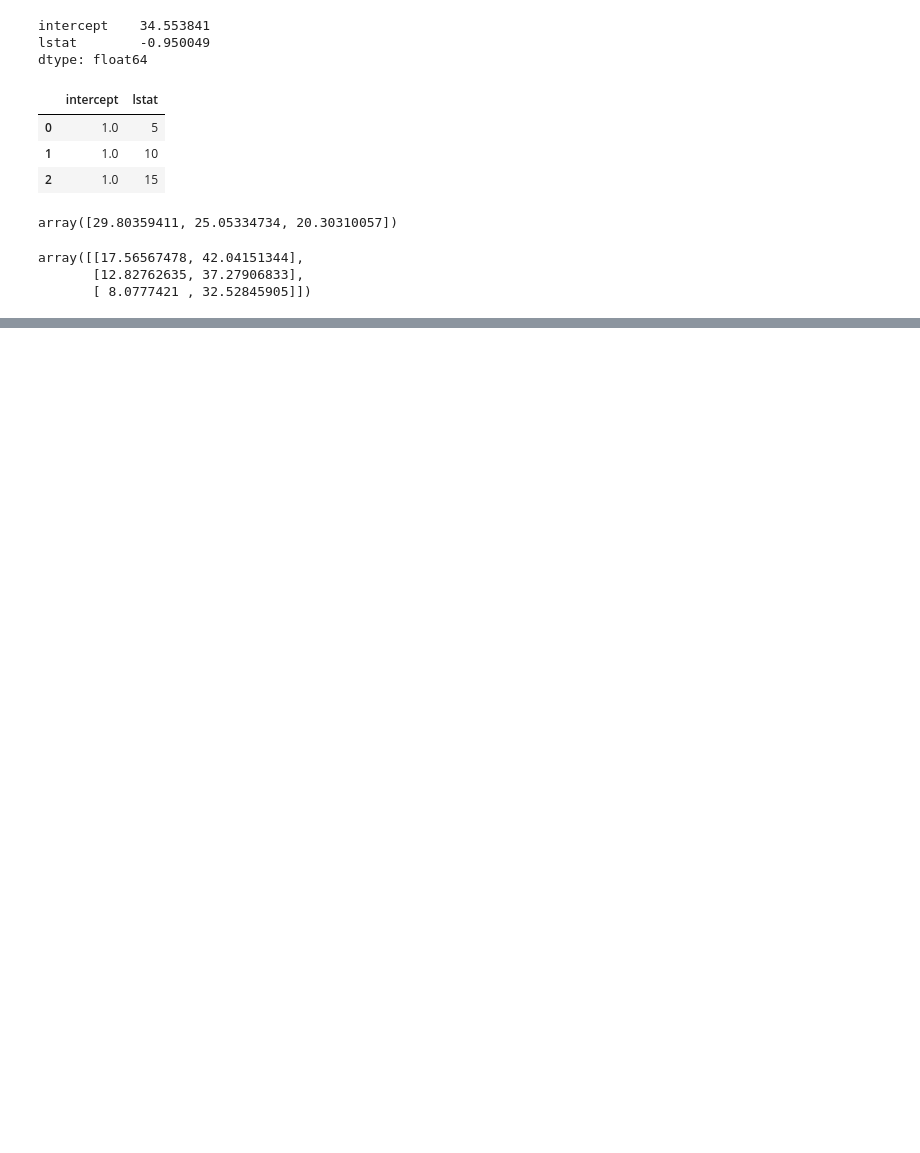
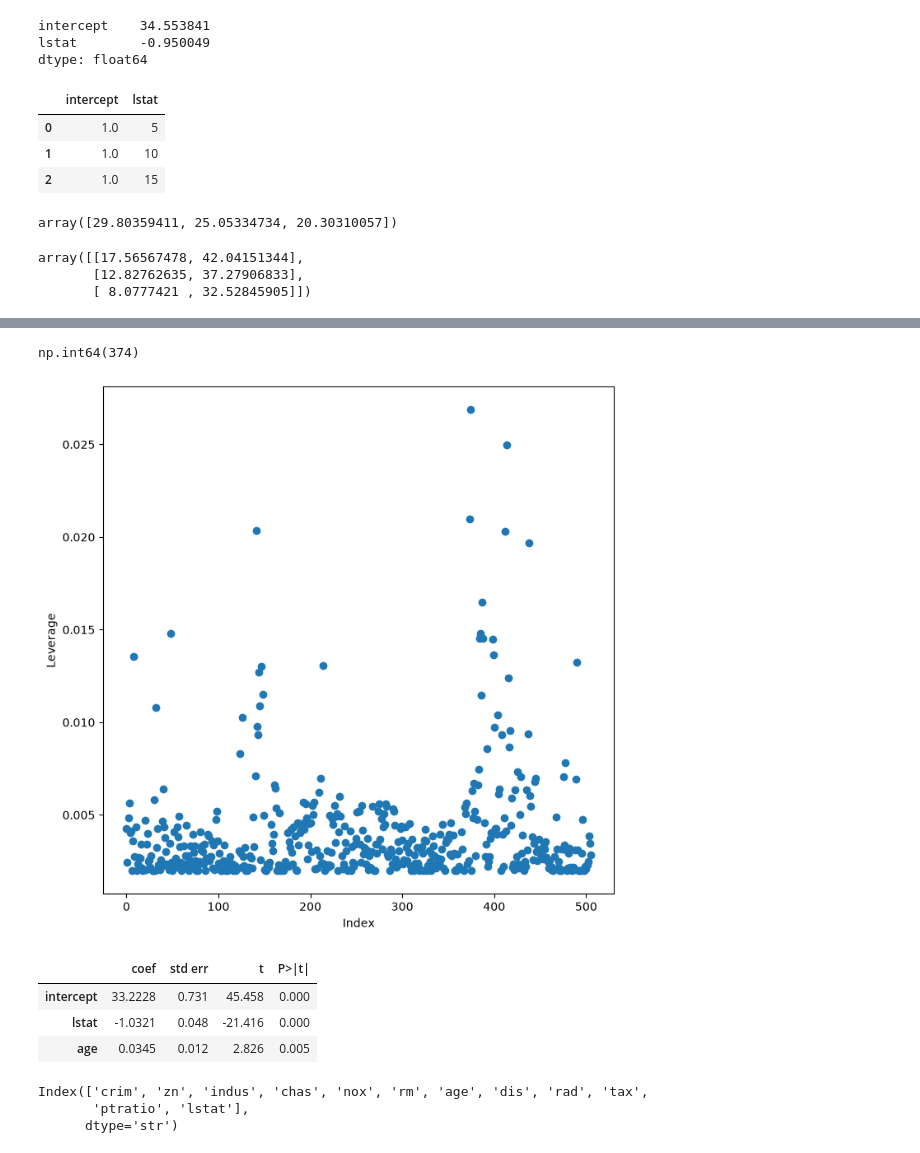
Before and after one commit to Nattawut30/Math-Algorithmic-Trading, a Jupyter notebook: Probability_Statistics/02_linear_regression.ipynb, the cells around one changed output, grey strips where cells are left out. Saved outputs shown, nothing was run; the diff lists cells and outputs as text; code cells hidden in the pictures; blank space fills up the shorter version.

Commit message:
defining_function, Multiple_Linear_Regression, Interaction_Terms, Non-Linear_Ternsformations, Qualitative_Predictors

```diff
--- a/Probability_Statistics/02_linear_regression.ipynb
+++ b/Probability_Statistics/02_linear_regression.ipynb
@@ -220,0 +263,12 @@ array([[17.56567478, 42.04151344],
+# %%
+# I can lelverage statistics can be computed for any number of predictors using the hat_matrix_diag attribute of the value returned
+
+infl = results.get_influence()
+ax = subplots(figsize=(8, 8))[1]
+ax.scatter(np.arange(X.shape[0]), infl.hat_matrix_diag)
+ax.set_xlabel('Index')
+ax.set_ylabel('Leverage')
+np.argmax(infl.hat_matrix_diag)
+# %% [output]
+np.int64(374)
+[figure, added]
@@ -220,0 +278,25 @@ array([[17.56567478, 42.04151344],
+# %%
+""" Multiple Linear Regression """
+
+# Modelspec() transform to construct the required model matrix and response.
+# The argument can be quite general but in this case a list of column names suffice
+
+X = MS(['lstat', 'age']).fit_transform(Boston)
+model1 = sm.OLS(y, X)
+results1 = model1.fit()
+summarize(results1)
+# %% [output]
+|  | coef | std err | t | P>|t| |
+| intercept | 33.2228 | 0.731 | 45.458 | 0.000 |
+| lstat | -1.0321 | 0.048 | -21.416 | 0.000 |
+| age | 0.0345 | 0.012 | 2.826 | 0.005 |
+# %%
+# The Boston data set contains 12 variables,
+# it would be cumbersome to have to type all of these in order to perform a regression using all predictors
+
+terms = Boston.columns.drop('medv')
+terms
+# %% [output]
+Index(['crim', 'zn', 'indus', 'chas', 'nox', 'rm', 'age', 'dis', 'rad', 'tax',
+       'ptratio', 'lstat'],
+      dtype='str')
```
Also changed, not shown: parts of 20 cells of this notebook.
